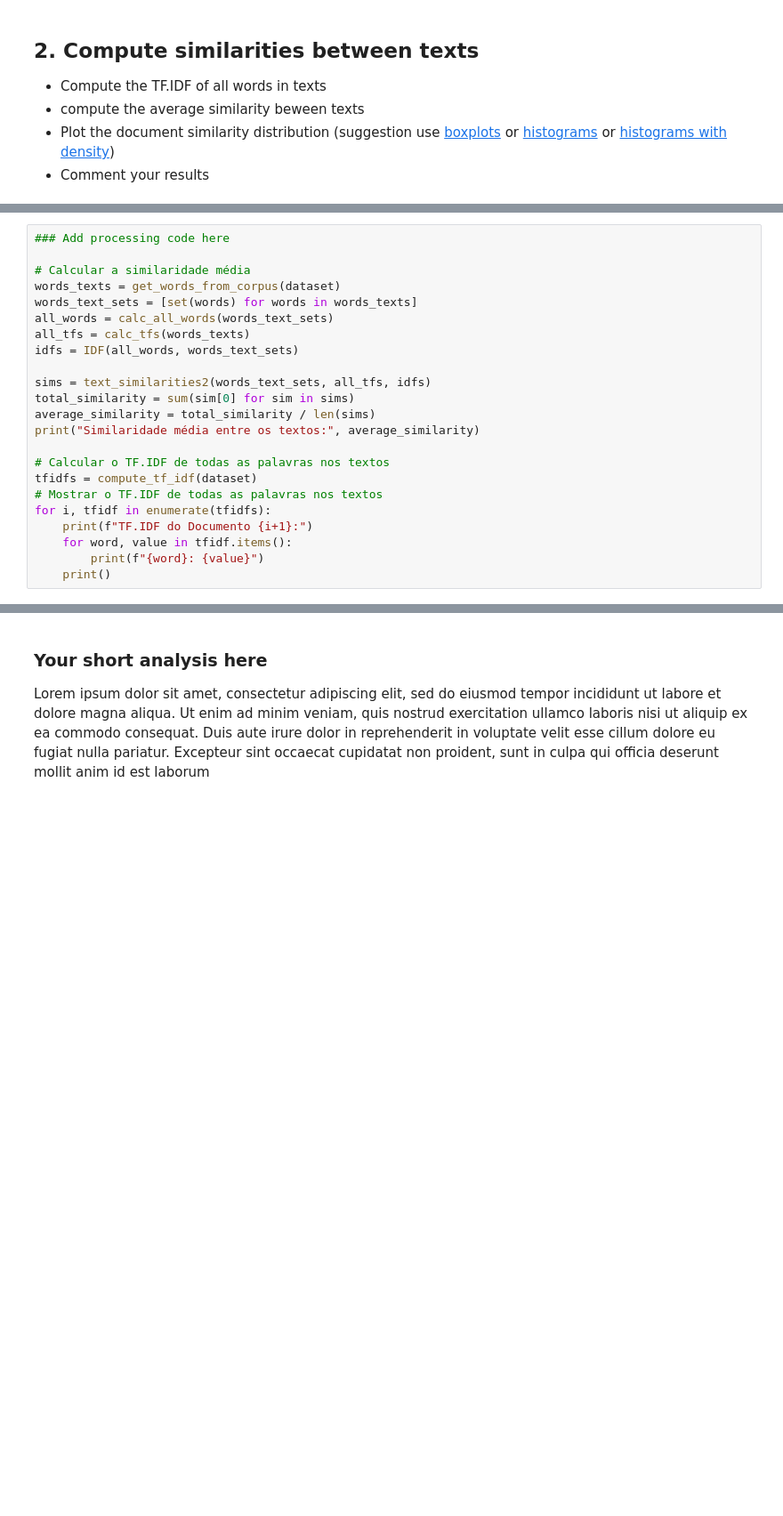
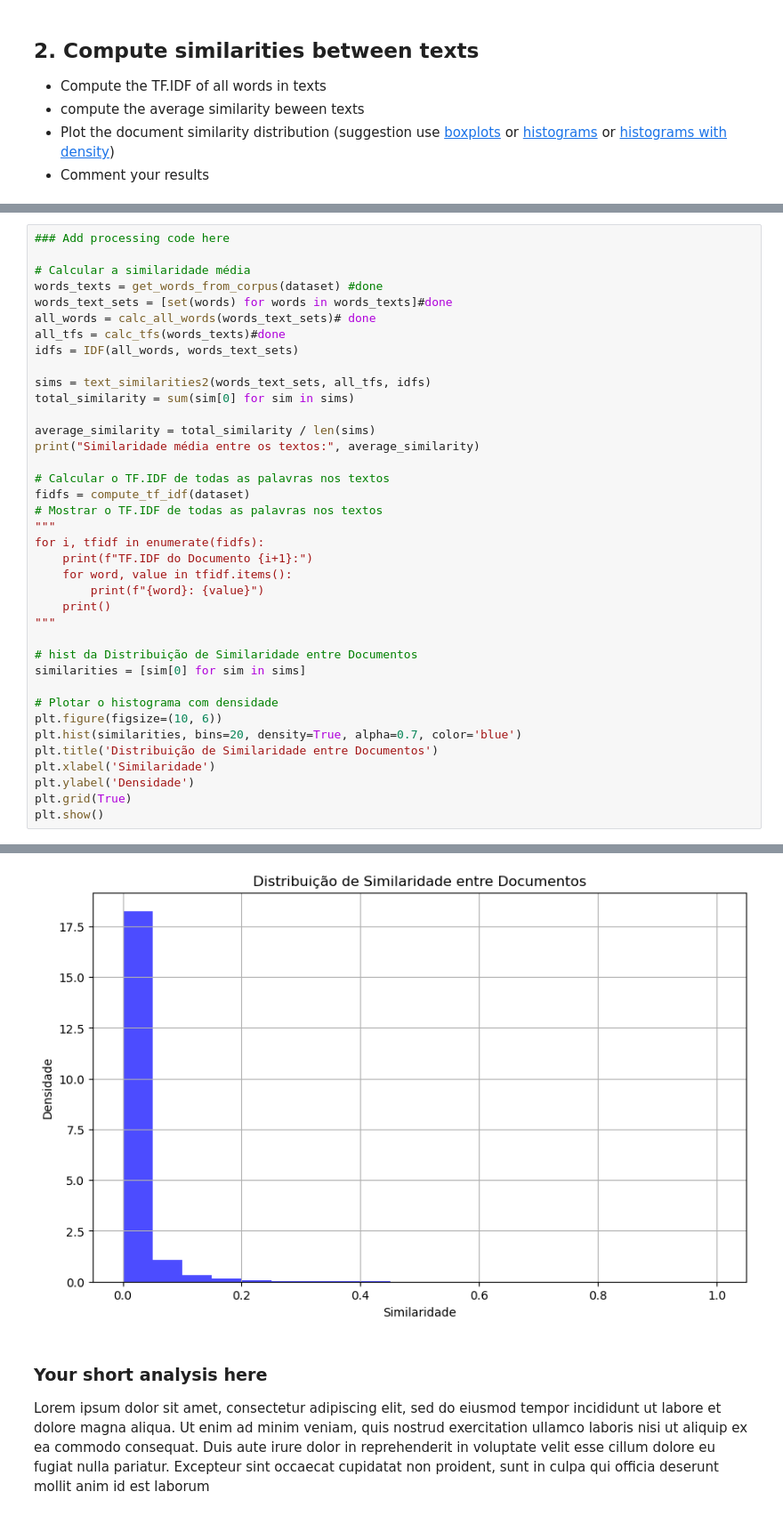
Before and after one commit to RomuloNogueira02/DataMining, a Jupyter notebook: LA#1/PD_2324_HA1.ipynb, the cells around one changed output, grey strips where cells are left out. Shown: that part at 89% size. Drawn from its saved outputs; the diff is of its cells as text; blank space fills up the shorter version.

Commit message:
Plot the document similarity distribution

```diff
--- a/LA#1/PD_2324_HA1.ipynb
+++ b/LA#1/PD_2324_HA1.ipynb
@@ -258,24 +241,39 @@ def text_similarities2(words_text_sets, all_tfs, idfs):
 ### Add processing code here
 
 # Calcular a similaridade média
-words_texts = get_words_from_corpus(dataset)
-words_text_sets = [set(words) for words in words_texts]
-all_words = calc_all_words(words_text_sets)
-all_tfs = calc_tfs(words_texts)
+words_texts = get_words_from_corpus(dataset) #done
+words_text_sets = [set(words) for words in words_texts]#done
+all_words = calc_all_words(words_text_sets)# done
+all_tfs = calc_tfs(words_texts)#done
 idfs = IDF(all_words, words_text_sets)
 
 sims = text_similarities2(words_text_sets, all_tfs, idfs)
 total_similarity = sum(sim[0] for sim in sims)
+
 average_similarity = total_similarity / len(sims)
 print("Similaridade média entre os textos:", average_similarity)
 
 # Calcular o TF.IDF de todas as palavras nos textos
-tfidfs = compute_tf_idf(dataset)
+fidfs = compute_tf_idf(dataset)
 # Mostrar o TF.IDF de todas as palavras nos textos
-for i, tfidf in enumerate(tfidfs):
+"""
+for i, tfidf in enumerate(fidfs):
     print(f"TF.IDF do Documento {i+1}:")
     for word, value in tfidf.items():
         print(f"{word}: {value}")
     print()
+"""
+
+# hist da Distribuição de Similaridade entre Documentos
+similarities = [sim[0] for sim in sims]
+
+# Plotar o histograma com densidade
+plt.figure(figsize=(10, 6))
+plt.hist(similarities, bins=20, density=True, alpha=0.7, color='blue')
+plt.title('Distribuição de Similaridade entre Documentos')
+plt.xlabel('Similaridade')
+plt.ylabel('Densidade')
+plt.grid(True)
+plt.show()
 # %% [output]
 Similaridade média entre os textos: 0.018712967942839102
@@ -298,3 +280,4 @@ royalties: 5.876817309426693
+[figure, added]
 # %% [markdown]
 ### Your short analysis here
 
```
Also changed, not shown: parts of 4 cells of this notebook.
